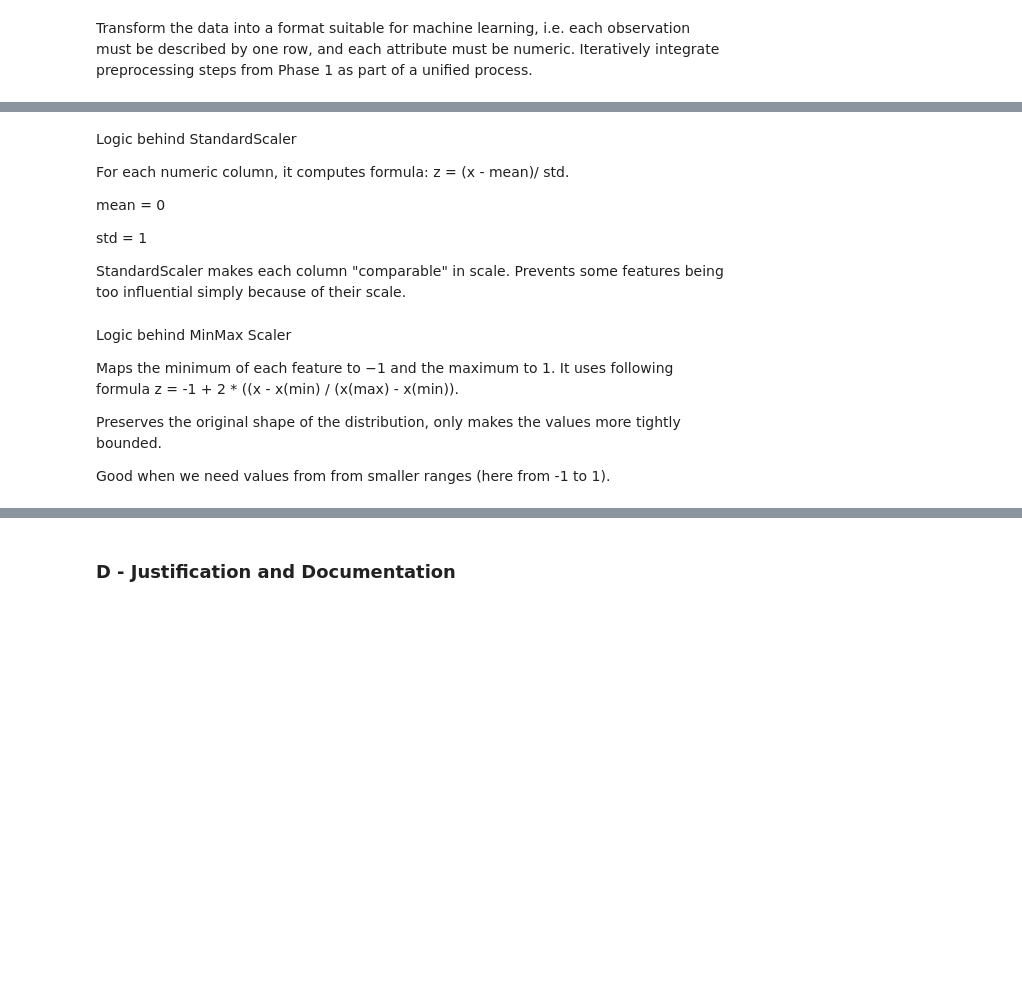
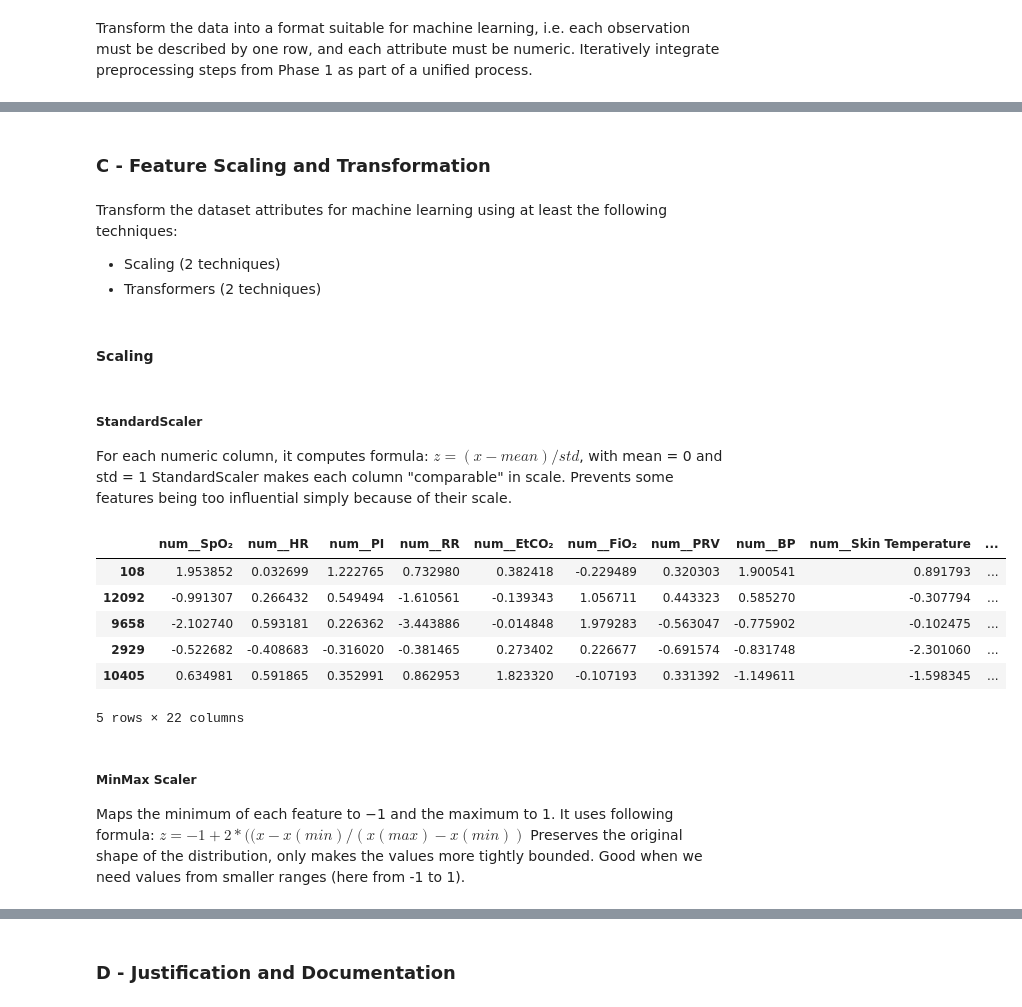
Before and after one commit to kurcinamarian/IAU, a Jupyter notebook: phase_2.ipynb, the cells around one changed output, grey strips where cells are left out. Drawn from its saved outputs; the diff is of its cells as text; code cells hidden in the pictures; blank space fills up the shorter version.

```diff
--- a/phase_2.ipynb
+++ b/phase_2.ipynb
@@ -480,18 +397,70 @@ See https://github.com/python/cpython/issues/70647.
+# %% [markdown]
+### C - Feature Scaling and Transformation
+# %% [markdown]
+Transform the dataset attributes for machine learning using at least the following techniques:
+
+- Scaling (2 techniques)
+- Transformers (2 techniques)
+# %% [markdown]
+ #### Scaling
 # %% [markdown]
-Logic behind StandardScaler
-
-For each numeric column, it computes formula: z = (x - mean)/ std.
-
-mean = 0
-
-std = 1
-
+##### StandardScaler
+For each numeric column, it computes formula: $z = (x - mean)/ std$, with mean = 0 and std = 1
 StandardScaler makes each column "comparable" in scale. Prevents some features being too influential simply because of their scale.
+# %%
+def get_numeric_columns(df):
+    return df.select_dtypes(include=['int', 'float']).columns.tolist()
+
+cat_pipeline = Pipeline([
+    ('imputer', SimpleImputer(strategy='most_frequent')),
+    ('encoder', OneHotEncoder(sparse_output=False, handle_unknown='ignore'))
+])
+
+numeric_pipeline = Pipeline([
+    ("scaler", StandardScaler()),
+    #("scaler", MinMaxScaler(feature_range=(-1, 1)))
+])
+
+observation_pipeline = Pipeline([
+    ("schema", EnforceSchema(schema=observation_schema)),
+    ("ranges", EnforceValueRanges(ranges=valid_ranges)),
+    ("drop_geo", DropColumns(columns=['latitude', 'longitude'])),
+    ("drop_na", DropNA(how='any')),
+    ("remove_duplicates", RemoveDuplicates()),
+    ("encode", ColumnTransformer([
+        ('cat', cat_pipeline, []),
+        ('num', numeric_pipeline, get_numeric_columns)
+    ], remainder='passthrough').set_output(transform="pandas")),
+])
+
+station_pipeline = Pipeline([
+    ("schema", EnforceSchema(schema=station_schema)),
+    ("drop_station_and_date", DropColumns(columns=['station', 'revision'])),
+    ("parse_location", ParseLocation(column='location')),
+    ("drop_na", DropNA(how='any')),
+    ("remove_duplicates", RemoveDuplicates()),
+    ("encode", ColumnTransformer([
+        ('cat', cat_pipeline, ['continent', 'city', 'code']),
+    ], remainder='passthrough').set_output(transform="pandas")),
+])
+
+
+
+
+transformed_observation = observation_pipeline.fit_transform(X_train,y_train)
+transformed_station = station_pipeline.fit_transform(pd.read_csv("dataset/station.csv", sep='\t'))
+
+transformed_observation.head()
+# %% [output]
+|  | num__SpO₂ | num__HR | num__PI | num__RR | num__EtCO₂ | num__FiO₂ | num__PRV | num__BP | num__Skin Temperature | ... |
+| 108 | 1.953852 | 0.032699 | 1.222765 | 0.732980 | 0.382418 | -0.229489 | 0.320303 | 1.900541 | 0.891793 | ... |
+| 12092 | -0.991307 | 0.266432 | 0.549494 | -1.610561 | -0.139343 | 1.056711 | 0.443323 | 0.585270 | -0.307794 | ... |
+| 9658 | -2.102740 | 0.593181 | 0.226362 | -3.443886 | -0.014848 | 1.979283 | -0.563047 | -0.775902 | -0.102475 | ... |
+| 2929 | -0.522682 | -0.408683 | -0.316020 | -0.381465 | 0.273402 | 0.226677 | -0.691574 | -0.831748 | -2.301060 | ... |
+| 10405 | 0.634981 | 0.591865 | 0.352991 | 0.862953 | 1.823320 | -0.107193 | 0.331392 | -1.149611 | -1.598345 | ... |
+5 rows × 22 columns
 # %% [markdown]
-Logic behind MinMax Scaler
-
-Maps the minimum of each feature to −1 and the maximum to 1. It uses following formula z = -1 + 2 * ((x - x(min) / (x(max) - x(min)).
-
+##### MinMax Scaler
+Maps the minimum of each feature to −1 and the maximum to 1. It uses following formula: $z = -1 + 2 * ((x - x(min) / (x(max) - x(min))$
 Preserves the original shape of the distribution, only makes the values more tightly bounded.
-
-Good when we need values from from smaller ranges (here from -1 to 1).
+Good when we need values from smaller ranges (here from -1 to 1).
```
Also changed, not shown: parts of 36 cells of this notebook, 1 other file.
